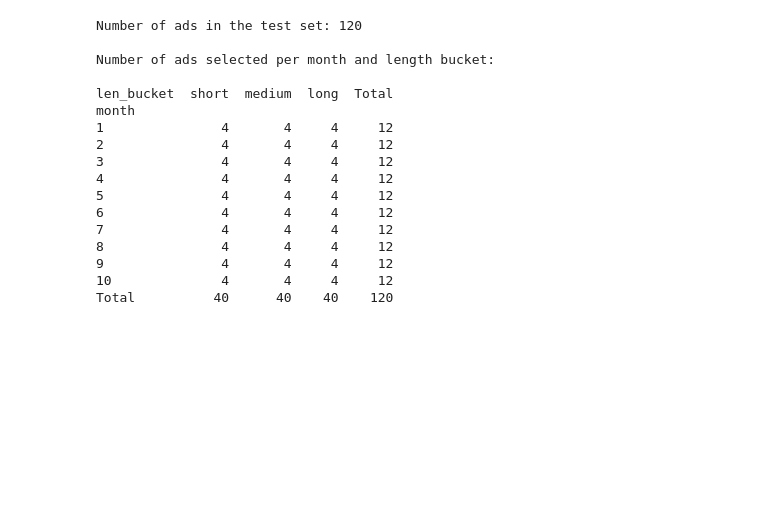
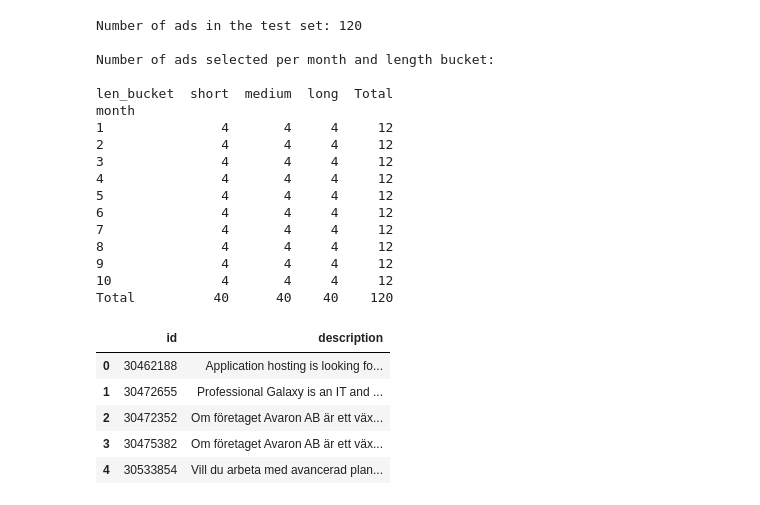
Before and after one commit to IreneGrisenti/Job_Ads_Skill_Analyzer, a Jupyter notebook: notebooks/03_test_set_extraction.ipynb, the cells around one changed output. Saved outputs shown, nothing was run; the diff lists cells and outputs as text; code cells hidden in the pictures; blank space fills up the shorter version.

```diff
--- a/notebooks/03_test_set_extraction.ipynb
+++ b/notebooks/03_test_set_extraction.ipynb
@@ -75,3 +75,14 @@ month
 9               4       4     4     12
 10              4       4     4     12
 Total          40      40    40    120
+# %%
+# The test set only need "id" and "description", so I drop the rest of the cols
+test_set = test_set[["id", "description"]].reset_index(drop=True)
+test_set.head()
+# %% [output]
+|  | id | description |
+| 0 | 30462188 | Application hosting is looking fo... |
+| 1 | 30472655 | Professional Galaxy is an IT and ... |
+| 2 | 30472352 | Om företaget Avaron AB är ett väx... |
+| 3 | 30475382 | Om företaget Avaron AB är ett väx... |
+| 4 | 30533854 | Vill du arbeta med avancerad plan... |
```
Also changed, not shown: parts of 3 cells of this notebook, 1 other file.
